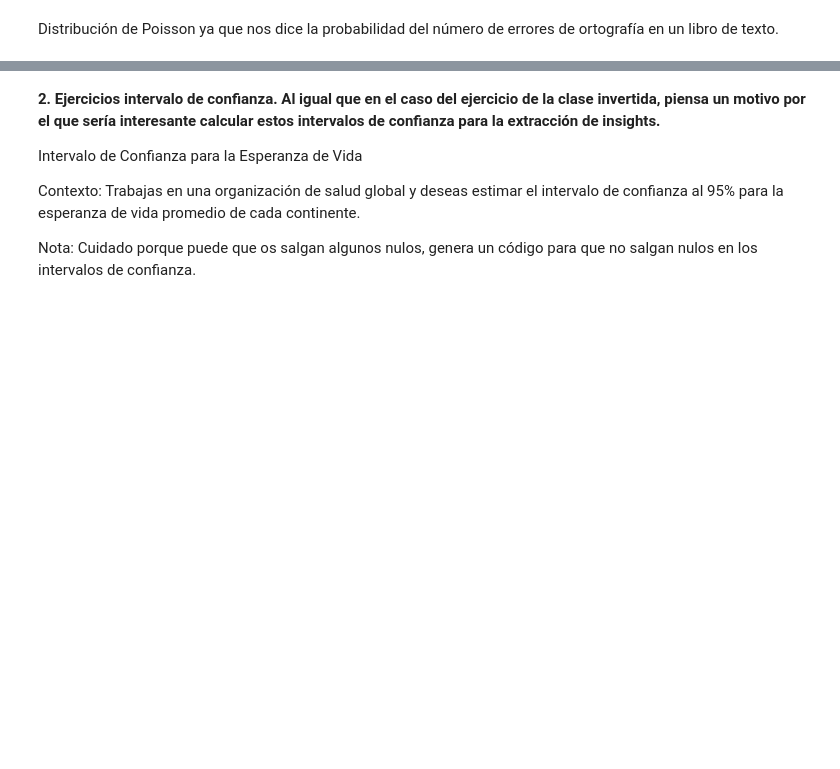
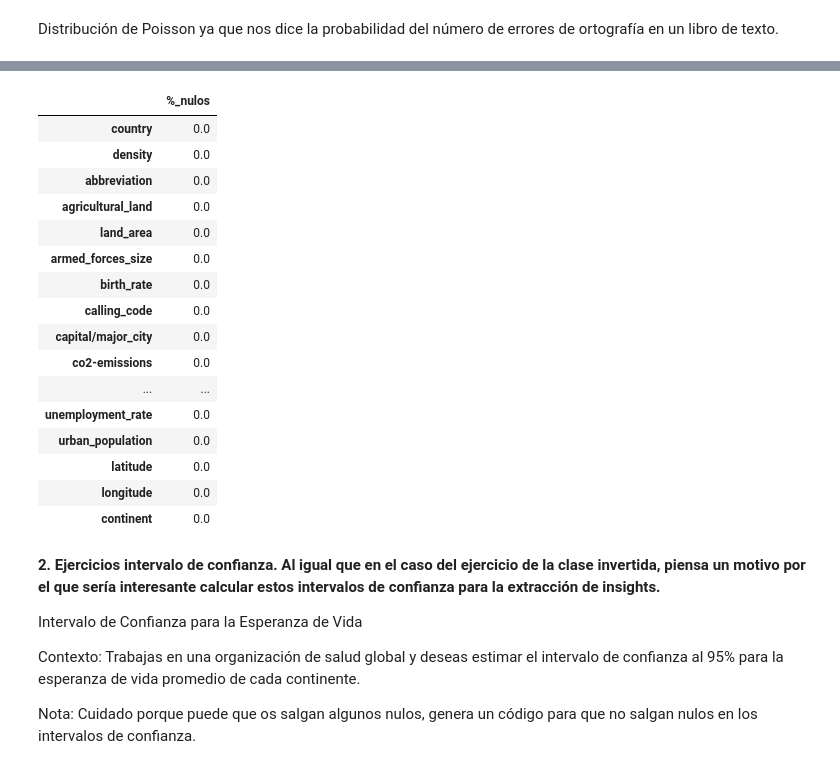
Before and after one commit to karinem0/promoG-modulo3-sprint2-pairprogramming-Johanna-Karine, a Jupyter notebook: 3.Estadistica_inferencial_pair_programming.ipynb, the cells around one changed output, grey strips where cells are left out. Saved outputs shown, nothing was run; the diff lists cells and outputs as text; code cells hidden in the pictures; blank space fills up the shorter version.

```diff
--- a/3.Estadistica_inferencial_pair_programming.ipynb
+++ b/3.Estadistica_inferencial_pair_programming.ipynb
@@ -108,0 +298,9 @@ df
+# %%
+nulos_media = ['birth_rate', 'gasoline_price', 'infant_mortality', 'maternal_mortality_ratio', 'minimum_wage','cpi', 'fertility_rate', 'gross_primary_education_enrollment',
+           'life_expectancy']
+
+nulos_vecinos = ['agricultural_land','forested_area', 'gdp','gross_tertiary_education_enrollment', 'population', 'population_labor_force_participation', 'tax_revenue',
+       'total_tax_rate', 'unemployment_rate', 'urban_population', 'latitude','urban_population',
+       'longitude']
+nulos_iterative =  ['land_area', 'armed_forces_size','calling_code', 'co2-emissions','cpi_change', 'fertility_rate', 'gdp', 'out_of_pocket_health_expenditure', 'physicians_per_thousand',
+       'tax_revenue','total_tax_rate', 'latitude','longitude']
@@ -109,3 +404,26 @@ df
+# %%
+# lo convertimos a DataFrame
+df_nulos = pd.DataFrame((df.isnull().sum() / df.shape[0]) * 100, columns = ["%_nulos"])
+
+df_nulos
+# %% [output]
+|  | %_nulos |
+| country | 0.0 |
+| density | 0.0 |
+| abbreviation | 0.0 |
+| agricultural_land | 0.0 |
+| land_area | 0.0 |
+| armed_forces_size | 0.0 |
+| birth_rate | 0.0 |
+| calling_code | 0.0 |
+| capital/major_city | 0.0 |
+| co2-emissions | 0.0 |
+| ... | ... |
+| unemployment_rate | 0.0 |
+| urban_population | 0.0 |
+| latitude | 0.0 |
+| longitude | 0.0 |
+| continent | 0.0 |
 # %% [markdown]
 
 **2. Ejercicios intervalo de confianza. Al igual que en el caso del ejercicio de la clase invertida, piensa un motivo por el que sería interesante calcular estos intervalos de confianza para la extracción de insights.**
```
Also changed, not shown: parts of 23 cells of this notebook, 1 other file.
